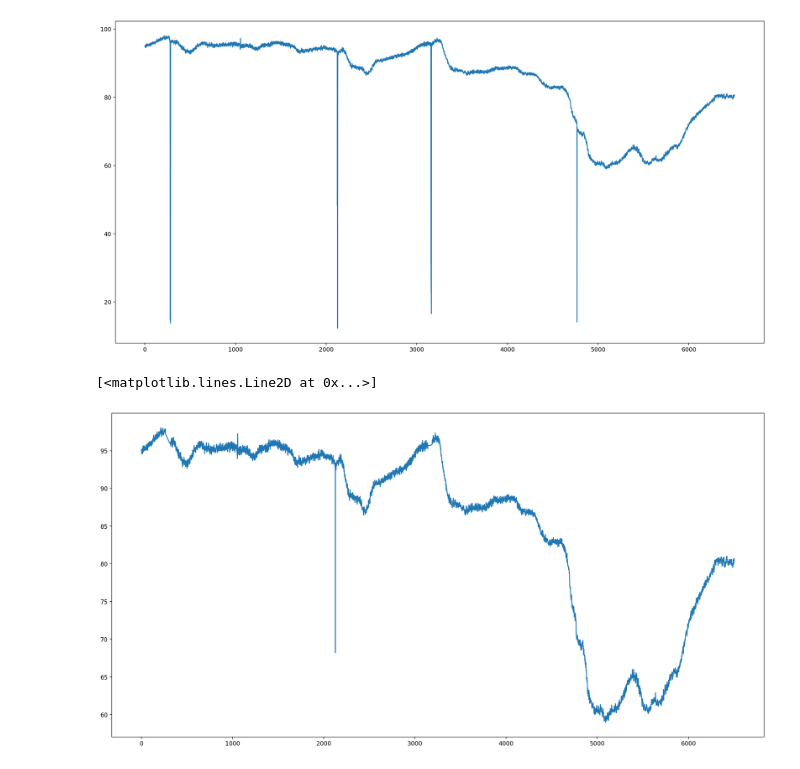
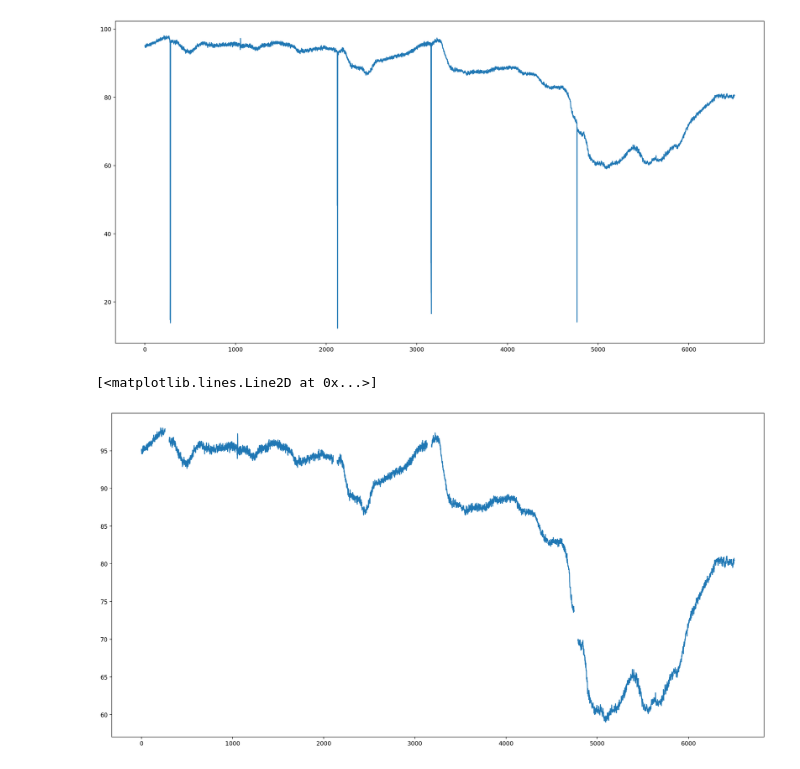
Before and after one commit to KathaMei/Pupille, a Jupyter notebook: notebooks/checkdata.ipynb, the cells around one changed output. Cells and saved outputs as stored; diff of their text form; code cells hidden in the pictures.

```diff
--- a/notebooks/checkdata.ipynb
+++ b/notebooks/checkdata.ipynb
@@ -87,8 +91,8 @@ plt.plot(dm_eye0_diameter)
 [<matplotlib.lines.Line2D at 0x...>]
 [figure]
 # %%
-dm_eye0_diameter_fixed=datamatrix.series.blinkreconstruct(dm_eye0_diameter)
+dm_eye0_diameter_fixed=datamatrix.series.blinkreconstruct(dm_eye0_diameter, mode='advanced')
 plt.plot(dm_eye0_diameter_fixed)
 # %% [output]
 [<matplotlib.lines.Line2D at 0x...>]
-[figure, old version]
+[figure, new version]
```
Also changed, not shown: parts of 3 cells of this notebook.
